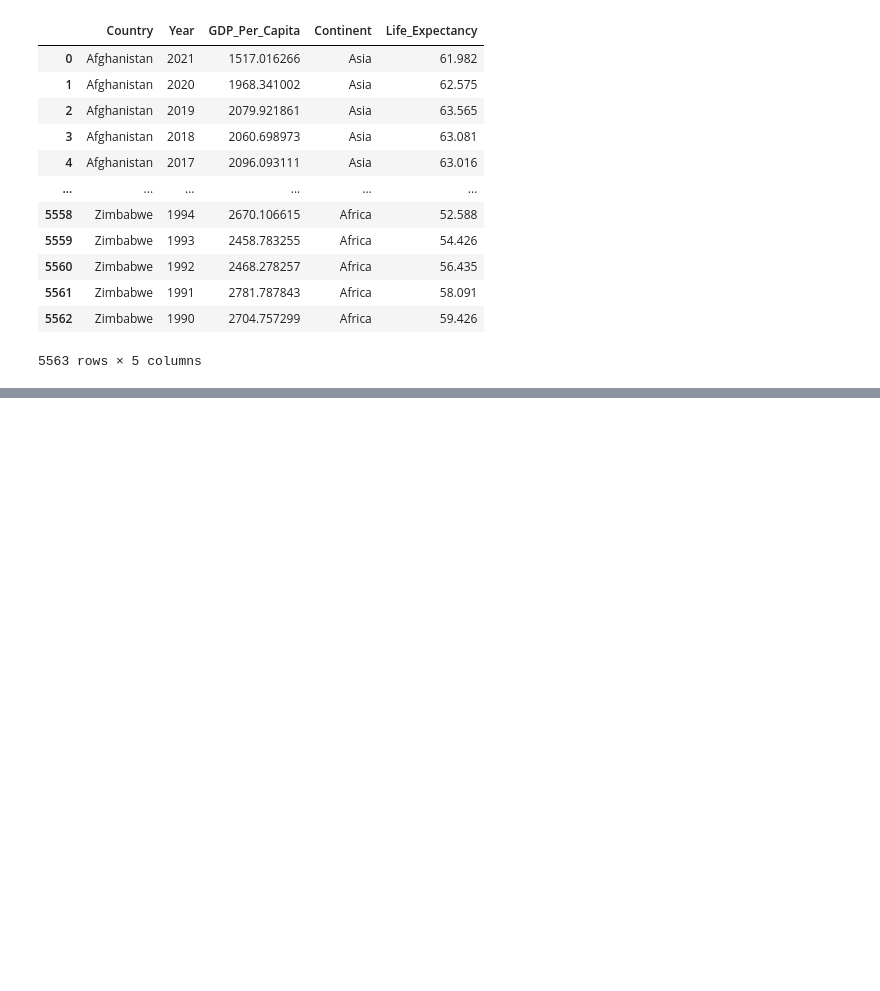
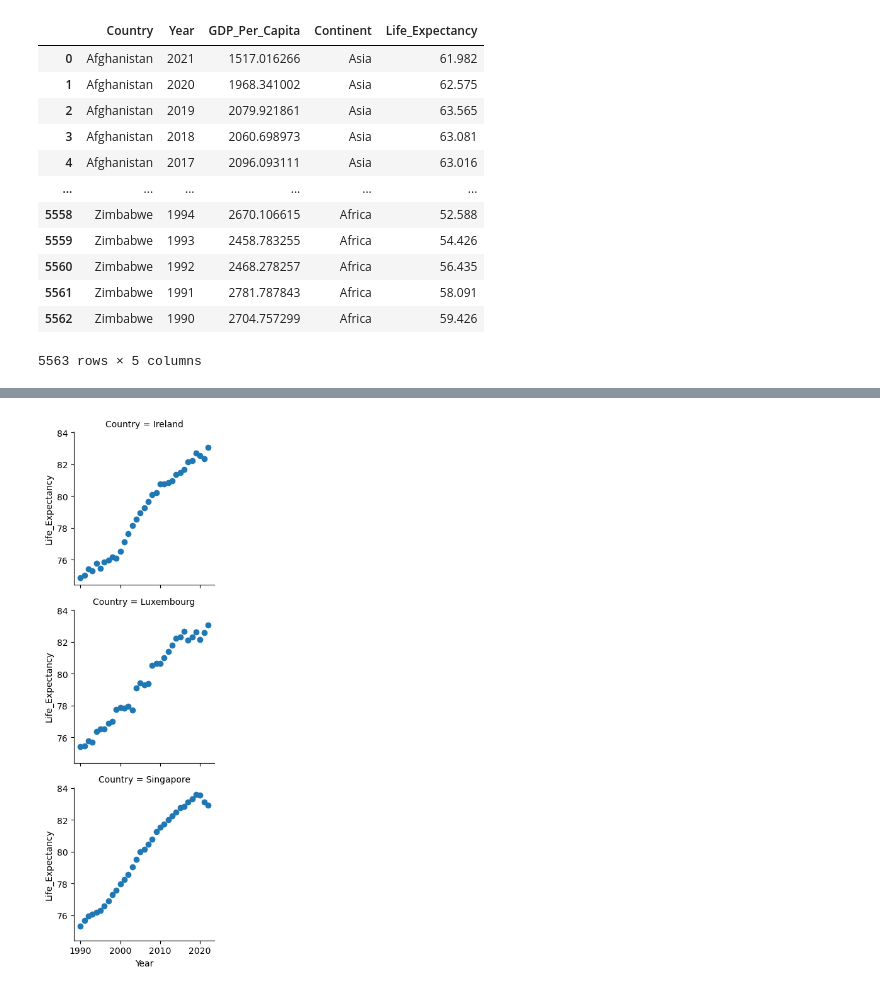
Before and after one commit to nss-data-science-cohort-8/un-exploration-ThomasDavis4757, a Jupyter notebook: Notebooks/UN_Data_Exploration.ipynb, the cells around one changed output, grey strips where cells are left out. Cells and saved outputs as stored; diff of their text form; code cells hidden in the pictures; blank space fills up the shorter version.

```diff
--- a/Notebooks/UN_Data_Exploration.ipynb
+++ b/Notebooks/UN_Data_Exploration.ipynb
@@ -624,0 +687,5 @@ gdp_le
+# %%
+graph.map(plt.scatter, 'Year','Life_Expectancy')
+plt.show()
+# %% [output]
+[figure, added]
```
Also changed, not shown: parts of 26 cells of this notebook.
